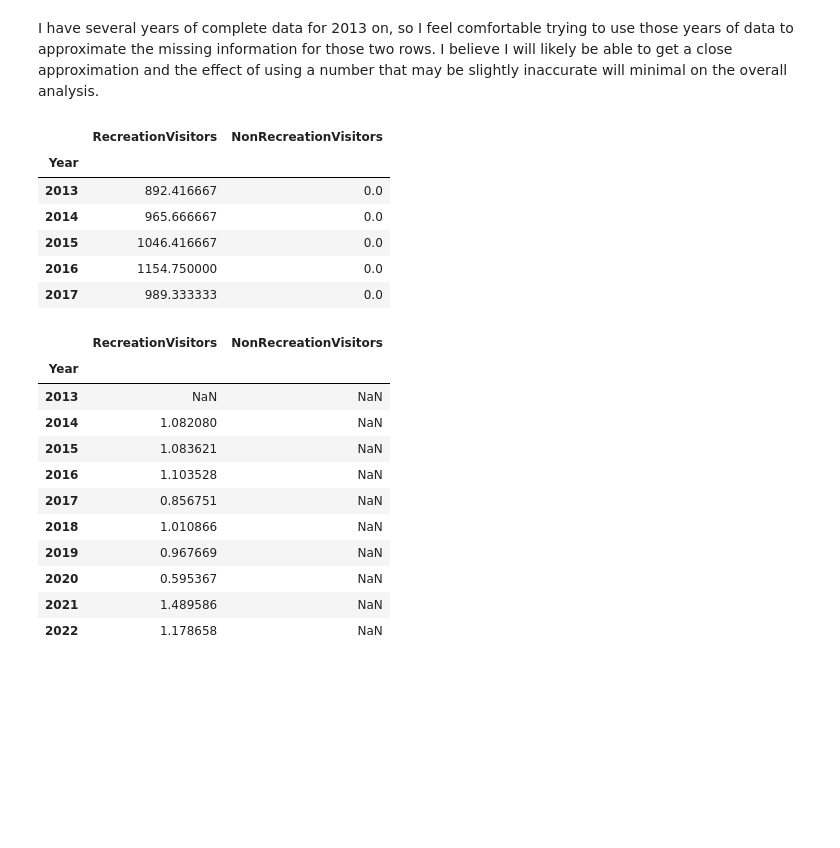
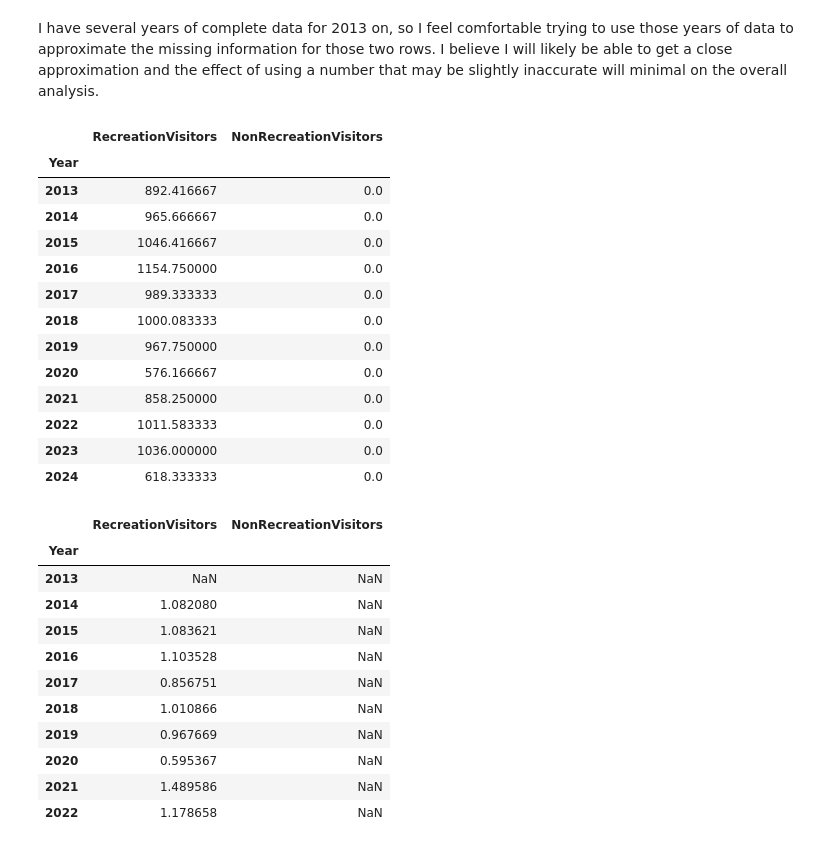
Before and after one commit to jeccalong/NPS_mini_project, a Jupyter notebook: Notebooks/NPS_mini_project.ipynb, the cells around one changed output. Drawn from its saved outputs; the diff is of its cells as text; code cells hidden in the pictures; blank space fills up the shorter version.

Commit message:
Corrected SACR data and began PAGR analysis

```diff
--- a/Notebooks/NPS_mini_project.ipynb
+++ b/Notebooks/NPS_mini_project.ipynb
@@ -1545,24 +2359,43 @@ Rows missing NonRecreationVisitors:
 | 910 | 2012 | 10 | NaN | NaN |
 # %% [markdown]
 I have several years of complete data for 2013 on, so I feel comfortable trying to use those years of data to approximate the missing information for those two rows. I believe I will likely be able to get a close approximation and the effect of using a number that may be slightly inaccurate will minimal on the overall analysis.
-# %%
-
-#Calculate the yearly averages
-yearly_avg = (
-    sacr_train.groupby("Year")[["RecreationVisitors", "NonRecreationVisitors"]]
-    .mean()
-    .sort_index()
-)
-
-yearly_avg.head()
-# %% [output]
-|  | RecreationVisitors | NonRecreationVisitors |
-| Year |  |  |
-| 2013 | 892.416667 | 0.0 |
-| 2014 | 965.666667 | 0.0 |
-| 2015 | 1046.416667 | 0.0 |
-| 2016 | 1154.750000 | 0.0 |
-| 2017 | 989.333333 | 0.0 |
+# %%
+# Filter for SACR rows
+sacr_data = all_visits_df[all_visits_df["UnitCode"] == ("SACR")]
+# %%
+# Calculate the yearly averages from monthly totals instead of direct mean
+yearly_avg = (
+    sacr_data.groupby("Year")[["RecreationVisitors", "NonRecreationVisitors"]]
+    .sum()
+)
+
+yearly_totals = (
+    sacr_data.groupby("Year")[["RecreationVisitors", "NonRecreationVisitors"]]
+    .sum()
+)
+
+# Count how many months exist for each year (to handle partial years)
+month_counts = sacr_data.groupby("Year")["Month"].nunique()
+
+# Compute yearly averages as total / number of months
+yearly_avg = yearly_totals.div(month_counts, axis=0).sort_index()
+
+yearly_avg.head(15)
+# %% [output]
+|  | RecreationVisitors | NonRecreationVisitors |
+| Year |  |  |
+| 2013 | 892.416667 | 0.0 |
+| 2014 | 965.666667 | 0.0 |
+| 2015 | 1046.416667 | 0.0 |
+| 2016 | 1154.750000 | 0.0 |
+| 2017 | 989.333333 | 0.0 |
+| 2018 | 1000.083333 | 0.0 |
+| 2019 | 967.750000 | 0.0 |
+| 2020 | 576.166667 | 0.0 |
+| 2021 | 858.250000 | 0.0 |
+| 2022 | 1011.583333 | 0.0 |
+| 2023 | 1036.000000 | 0.0 |
+| 2024 | 618.333333 | 0.0 |
 # %%
 yoy = yearly_avg.pct_change().add(1)
 
```
Also changed, not shown: parts of 134 cells of this notebook.
